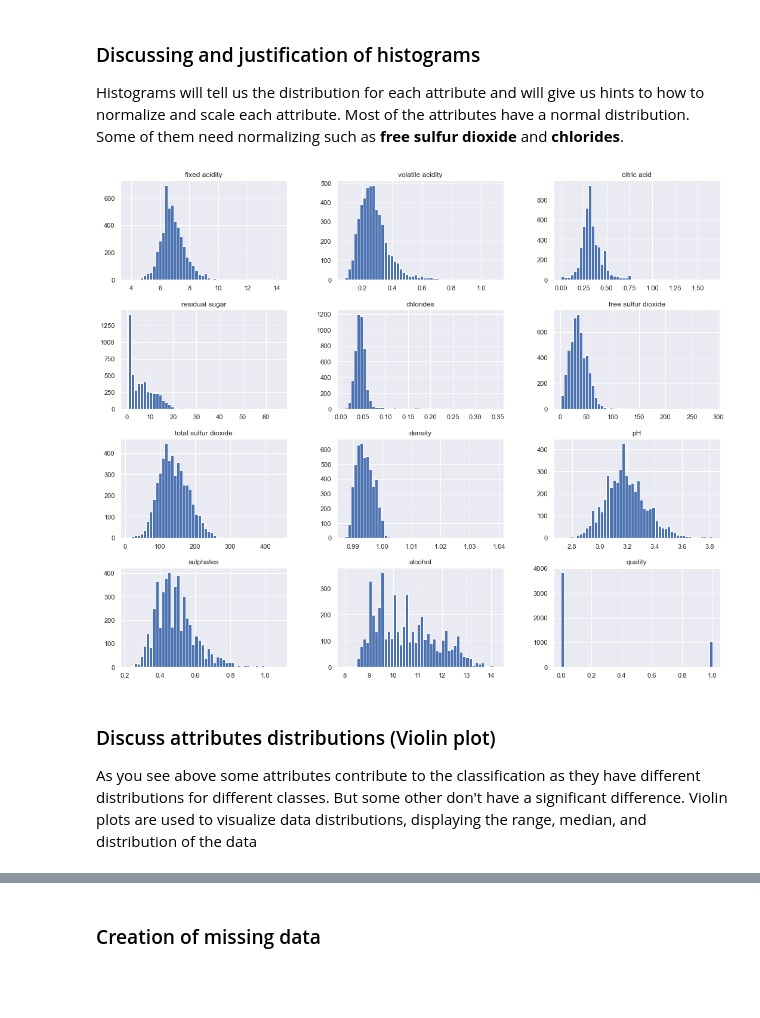
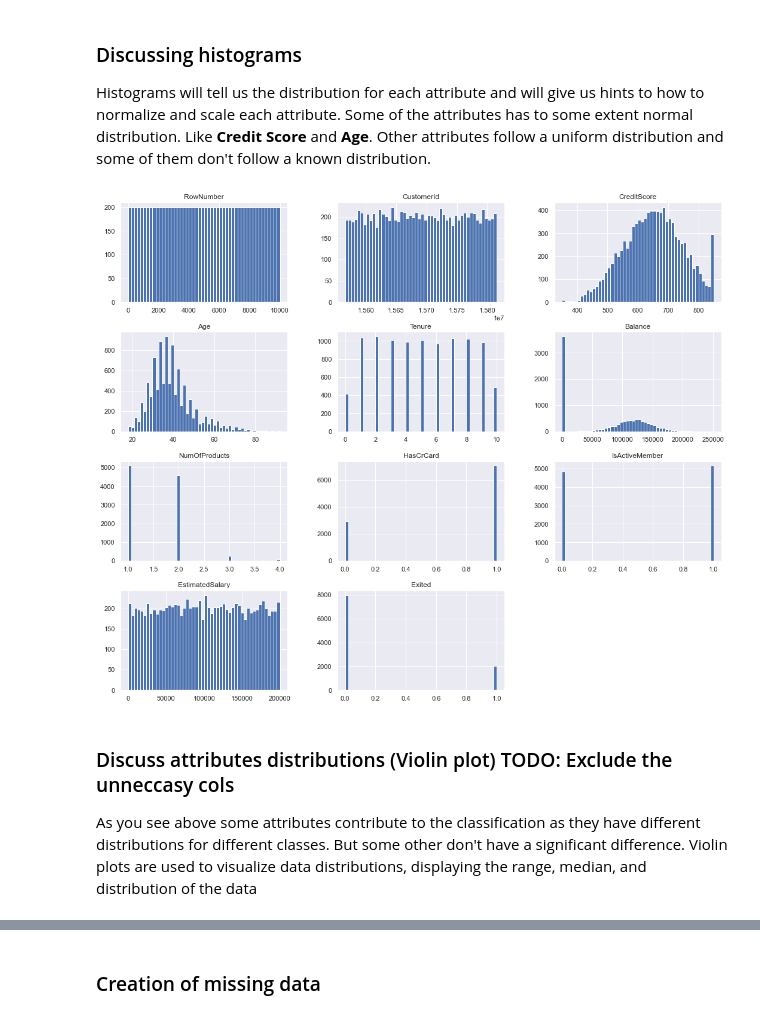
Before and after one commit to AminTaheri23/CMSC6950_project_Churn_modelling, a Jupyter notebook: project.ipynb, the cells around one changed output, grey strips where cells are left out. Drawn from its saved outputs; the diff is of its cells as text; code cells hidden in the pictures; blank space fills up the shorter version.

```diff
--- a/project.ipynb
+++ b/project.ipynb
@@ -57,5 +60,5 @@ In this dataset we will predict wine quality. The quality data is now 0 to 10. W
 # %%
-df = pd.read_csv("winequality-white.csv", sep=";")
+df = pd.read_csv("Churn_Modelling.csv")
 # %%
 df.describe().T
 # %% [output]
@@ -75,19 +77,15 @@ df.describe().T
 # %% [markdown]
-### Discussing and justification of histograms
-Histograms will tell us the distribution for each attribute and will give us hints to how to normalize and scale each attribute. Most of the attributes have a normal distribution. Some of them need normalizing such as **free sulfur dioxide** and **chlorides**.
+### Discussing histograms
+Histograms will tell us the distribution for each attribute and will give us hints to how to normalize and scale each attribute. Some of the attributes has to some extent normal distribution. Like **Credit Score** and **Age**. Other attributes follow a uniform distribution and some of them don't follow a known distribution.
 # %%
-y = df[df.columns[-1]]
-# make targets into binary
-y = np.where(y > 6, 1, 0)
-df[df.columns[-1]] = y
-
 # plot distribution of all features
 df.hist(bins=50, figsize=(18, 15))
 plt.show()
 # %% [output]
-[figure, old version]
+[figure, new version]
 # %% [markdown]
-### Discuss attributes distributions (Violin plot)
+### Discuss attributes distributions (Violin plot) TODO: Exclude the unneccasy cols
+
 As you see above some attributes contribute to the classification as they have different distributions for different classes. But some other don't have a significant difference. Violin plots are used to visualize data distributions, displaying the range, median, and distribution of the data
 # %%
 def draw_multivalent_plot(dataset, rows, cols, plot_type):
```
Also changed, not shown: parts of 9 cells of this notebook, 1 other file.
